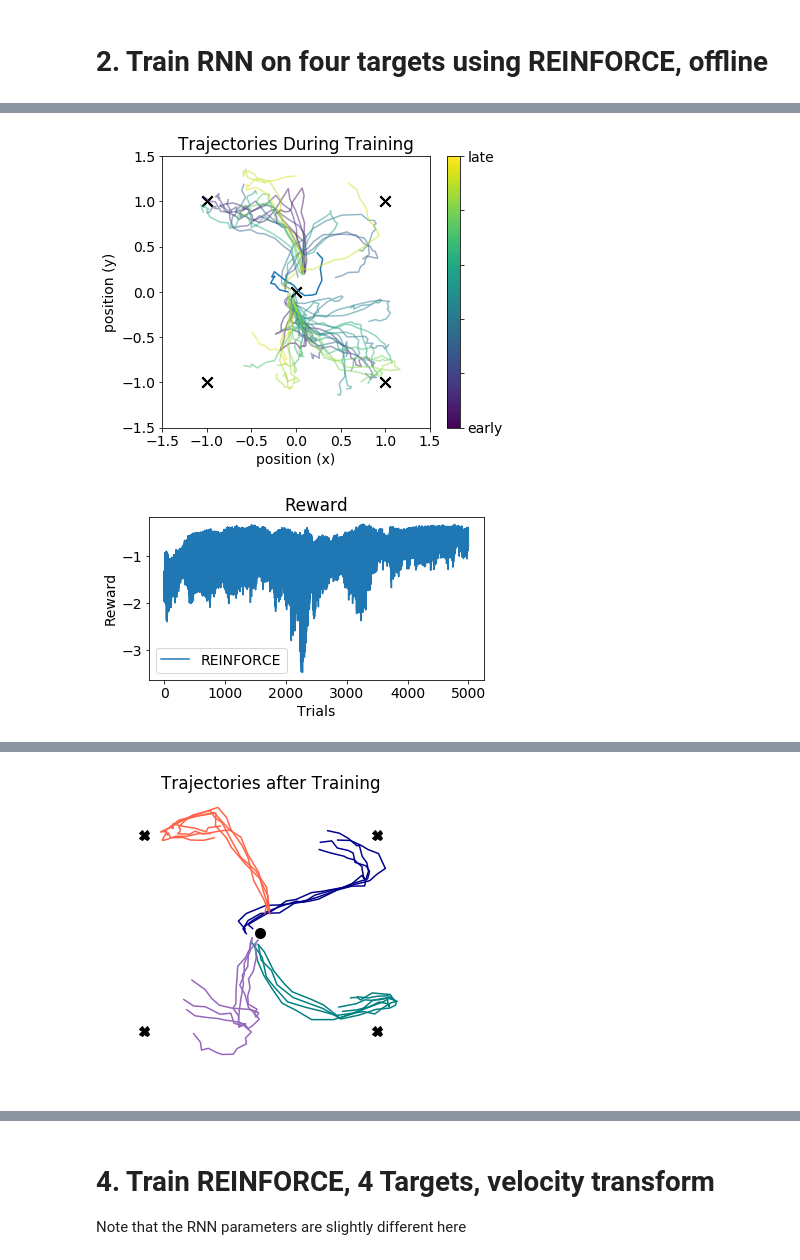
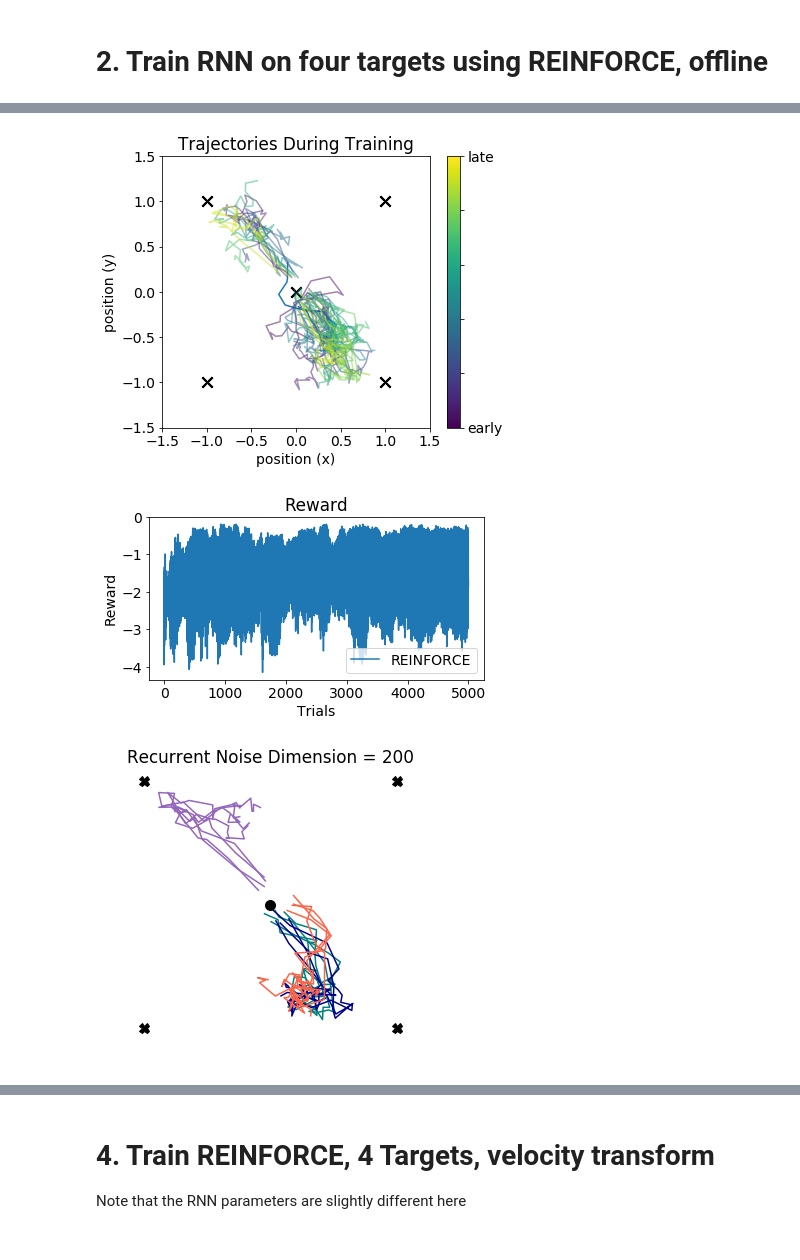
Before and after one commit to jacobfulano/rnn-learning, a Jupyter notebook: examples/REINFORCE/Example-NonIsotropicNoise.ipynb, the cells around one changed output, grey strips where cells are left out. Cells and saved outputs as stored; diff of their text form; code cells hidden in the pictures.

```diff
--- a/examples/REINFORCE/Example-NonIsotropicNoise.ipynb
+++ b/examples/REINFORCE/Example-NonIsotropicNoise.ipynb
@@ -305,28 +309,25 @@ fig = plot_trained_trajectories(sim=sim, tasks=[task1,task2,task3,task4])
 # %%
-# Set RNN Parameters
-# eta rec 0.1, 0.025
-#sig_rec 0.1, 0.05
-params = RNNparams(n_in=4,n_rec=50,n_out=2,tau_rec=5,
-               eta_in=0.1,eta_rec=0.5,eta_out=0.1,
-               sig_in=0.01,sig_rec=0.1,sig_out=0.01,
-               velocity_transform=False,
-               rng=np.random.RandomState(0))
+# Loop over dimension of recurrent noise
+for sig_rec_dim in [200,100,50,10]:
+    params = RNNparams(n_in=4,n_rec=200,n_out=2,tau_rec=5,
+                   eta_in=0.1,eta_rec=0.25,eta_out=0.1,
+                   sig_in=0.01,sig_rec=0.25,sig_out=0.01,
+                   velocity_transform=False,sig_rec_dim=sig_rec_dim,
+                   rng=np.random.RandomState(1))
 
-# Initialize RNN
-net = RNN(params)
+    # Initialize RNN
+    net = RNN(params)
 
+    # initialize simulation
+    sim = Simulation(net)
 
-# initialize simulation
-sim = Simulation(net)
+    # instantiate learning algorithm
+    # and specify particular matrix/unit to apply algorithm
+    reinforce = REINFORCE(net,apply_to=['w_rec'],online=False,tau_reward=5)
+    sim.run_session(n_trials=5000, tasks=[task1,task2,task3,task4], learn_alg=[reinforce], probe_types=['pos','reward'], plot=True, plot_freq=100)
 
-# instantiate learning algorithm
-# Specify particular matrix/unit to apply algorithm
-reinforce = REINFORCE(net,apply_to=['w_rec'],online=True,tau_reward=5)
-#rflo = RFLO(net,apply_to=['w_in','w_rec','w_out'],online=True)
-
-#sim.run_session(n_trials=10, tasks=[task1,task2,task3,task4], learn_alg=[rflo], probe_types=['pos','loss'], plot=True, plot_freq=1)
-
-sim.run_session(n_trials=5000, tasks=[task1,task2,task3,task4], learn_alg=[reinforce], probe_types=['pos','reward'], plot=True, plot_freq=100)
+    fig = plot_trained_trajectories(sim=sim, tasks=[task1,task2,task3,task4],title='Recurrent Noise Dimension = {}'.format(sig_rec_dim))
 # %% [output]
-[figure, old version]
+[figure, new version]
-[figure, old version]
+[figure, new version]
+[figure, added]
@@ -333,4 +342,0 @@ sim.run_session(n_trials=5000, tasks=[task1,task2,task3,task4], learn_alg=[reinf
-# %%
-fig = plot_trained_trajectories(sim=sim, tasks=[task1,task2,task3,task4])
-# %% [output]
-[figure, removed]
```
Also changed, not shown: parts of 18 cells of this notebook, 1 other file.
